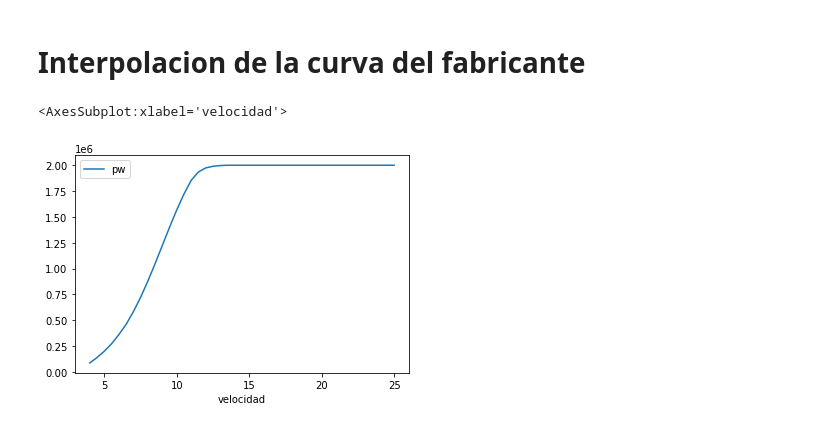
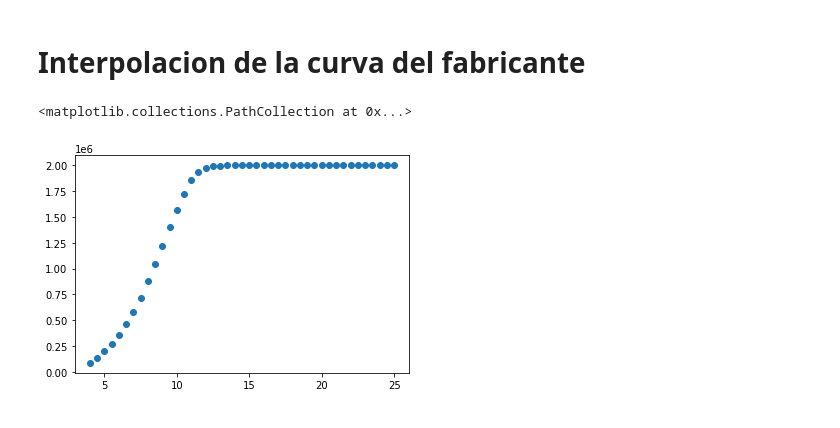
Before and after one commit to fernestomp/githubart2, a Jupyter notebook: main.ipynb, the cells around one changed output. Cells and saved outputs as stored; diff of their text form; code cells hidden in the pictures.

```diff
--- a/main.ipynb
+++ b/main.ipynb
@@ -229,7 +231,7 @@ d
 # %% [markdown]
 # Interpolacion de la curva del fabricante
 # %%
-dfMfgCurve.plot()
+plt.scatter(dfMfgCurve.index,dfMfgCurve.pw)
 # %% [output]
-<AxesSubplot:xlabel='velocidad'>
+<matplotlib.collections.PathCollection at 0x...>
-[figure, old version]
+[figure, new version]
```
Also changed, not shown: parts of 6 cells of this notebook.
